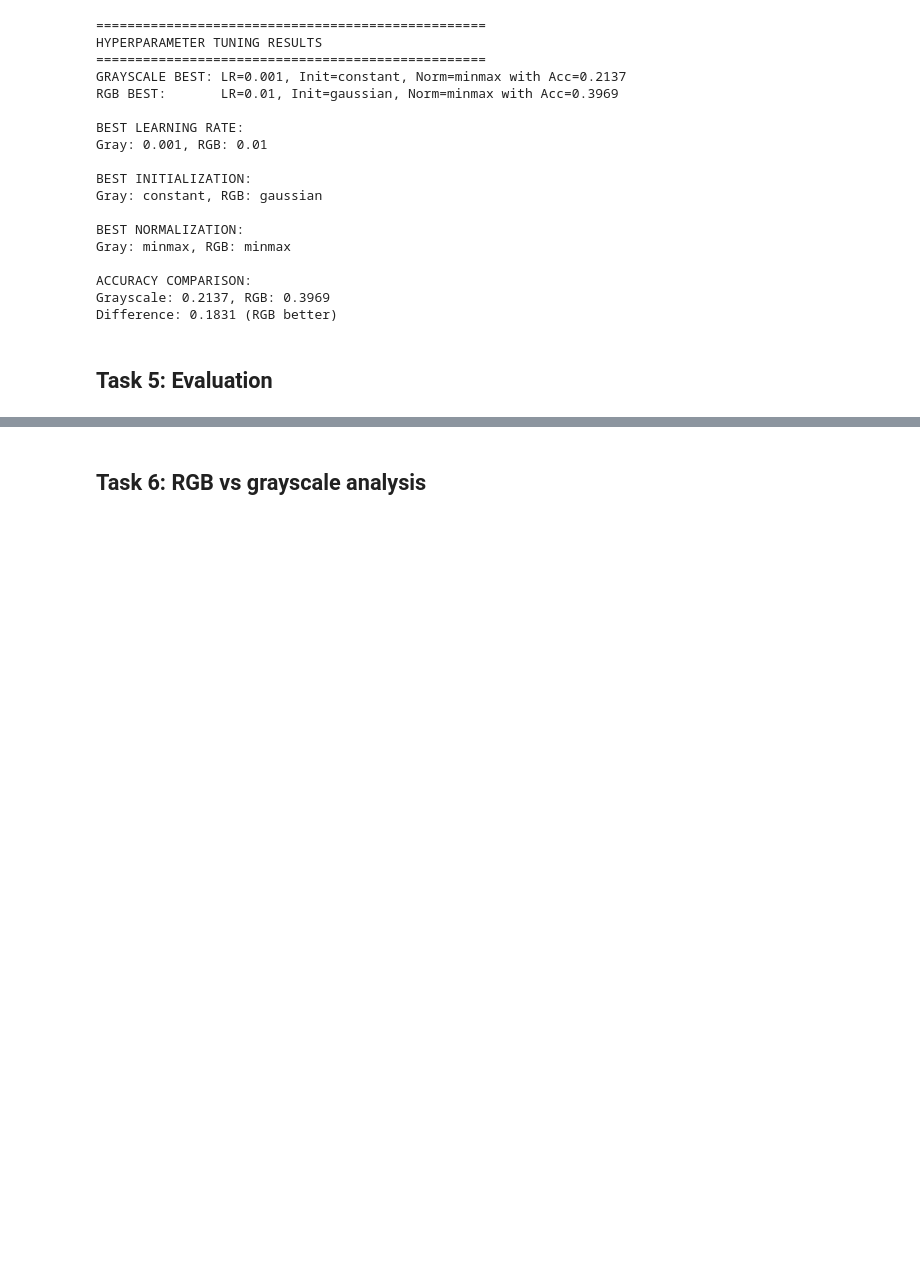
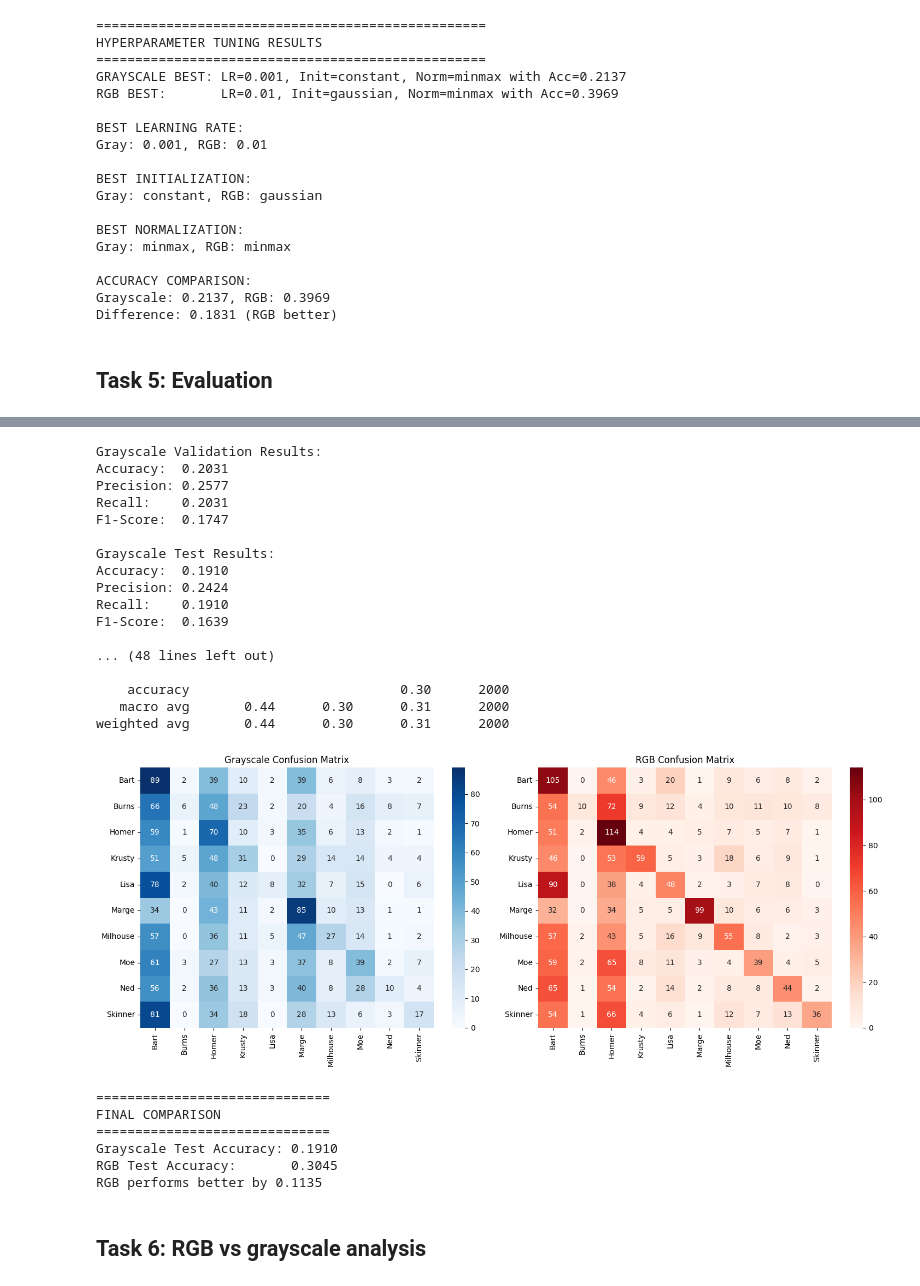
Before and after one commit to GetosMonkey/AI-Assignment-2, a Jupyter notebook: Assignment2.ipynb, the cells around one changed output, grey strips where cells are left out. Cells and saved outputs as stored; diff of their text form; code cells hidden in the pictures; blank space fills up the shorter version.

```diff
--- a/Assignment2.ipynb
+++ b/Assignment2.ipynb
@@ -590,2 +654,72 @@ _, X_rgb_test_norm = normalize(X_rgb_test_flat, X_rgb_test_flat, best_rgb['norma
+# %%
+
+# Reporting all metrics
+
+def report_metrics(y_true, y_pred, name):
+    print(f"\n{name} Results:")
+    print(f"Accuracy:  {accuracy_score(y_true, y_pred):.4f}")
+    print(f"Precision: {precision_score(y_true, y_pred, average='weighted'):.4f}")
+    print(f"Recall:    {recall_score(y_true, y_pred, average='weighted'):.4f}")
+    print(f"F1-Score:  {f1_score(y_true, y_pred, average='weighted'):.4f}")
+
+report_metrics(y_gray_val, gray_val_pred, "Grayscale Validation")
+report_metrics(y_gray_test, gray_test_pred, "Grayscale Test")
+report_metrics(y_rgb_val, rgb_val_pred, "RGB Validation")
+report_metrics(y_rgb_test, rgb_test_pred, "RGB Test")
+
+# Per-class analysis
+character_names = ['Bart', 'Burns', 'Homer', 'Krusty', 'Lisa', 'Marge', 'Milhouse', 'Moe', 'Ned', 'Skinner']
+print("\n" + "="*50)
+print("PER-CLASS ANALYSIS")
+print("="*50)
+print("\nGrayscale Test Per-Class:")
+print(classification_report(y_gray_test, gray_test_pred, target_names=character_names))
+print("\nRGB Test Per-Class:")
+print(classification_report(y_rgb_test, rgb_test_pred, target_names=character_names))
+
+# Confusion matrices
+fig, (ax1, ax2) = plt.subplots(1, 2, figsize=(15, 6))
+cm_gray = confusion_matrix(y_gray_test, gray_test_pred)
+sns.heatmap(cm_gray, annot=True, fmt='d', cmap='Blues', ax=ax1, xticklabels=character_names, yticklabels=character_names)
+ax1.set_title('Grayscale Confusion Matrix')
+cm_rgb = confusion_matrix(y_rgb_test, rgb_test_pred)
+sns.heatmap(cm_rgb, annot=True, fmt='d', cmap='Reds', ax=ax2, xticklabels=character_names, yticklabels=character_names)
+ax2.set_title('RGB Confusion Matrix')
+plt.tight_layout()
+plt.show()
+
+# Results
+
+print(f"\n" + "="*30)
+print("FINAL COMPARISON")
+print("="*30)
+print(f"Grayscale Test Accuracy: {accuracy_score(y_gray_test, gray_test_pred):.4f}")
+print(f"RGB Test Accuracy:       {accuracy_score(y_rgb_test, rgb_test_pred):.4f}")
+print(f"RGB performs {'better' if accuracy_score(y_rgb_test, rgb_test_pred) > accuracy_score(y_gray_test, gray_test_pred) else 'worse'} by {abs(accuracy_score(y_rgb_test, rgb_test_pred) - accuracy_score(y_gray_test, gray_test_pred)):.4f}")
+# %% [output]
+Grayscale Validation Results:
+Accuracy:  0.2031
+Precision: 0.2577
+Recall:    0.2031
+F1-Score:  0.1747
+
+Grayscale Test Results:
+Accuracy:  0.1910
+Precision: 0.2424
+Recall:    0.1910
+F1-Score:  0.1639
+
+... (48 lines left out)
+
+    accuracy                           0.30      2000
+   macro avg       0.44      0.30      0.31      2000
+weighted avg       0.44      0.30      0.31      2000
+[figure, added]
+==============================
+FINAL COMPARISON
+==============================
+Grayscale Test Accuracy: 0.1910
+RGB Test Accuracy:       0.3045
+RGB performs better by 0.1135
 # %% [markdown]
 ## Task 6: RGB vs grayscale analysis
```
Also changed, not shown: parts of 3 cells of this notebook.
